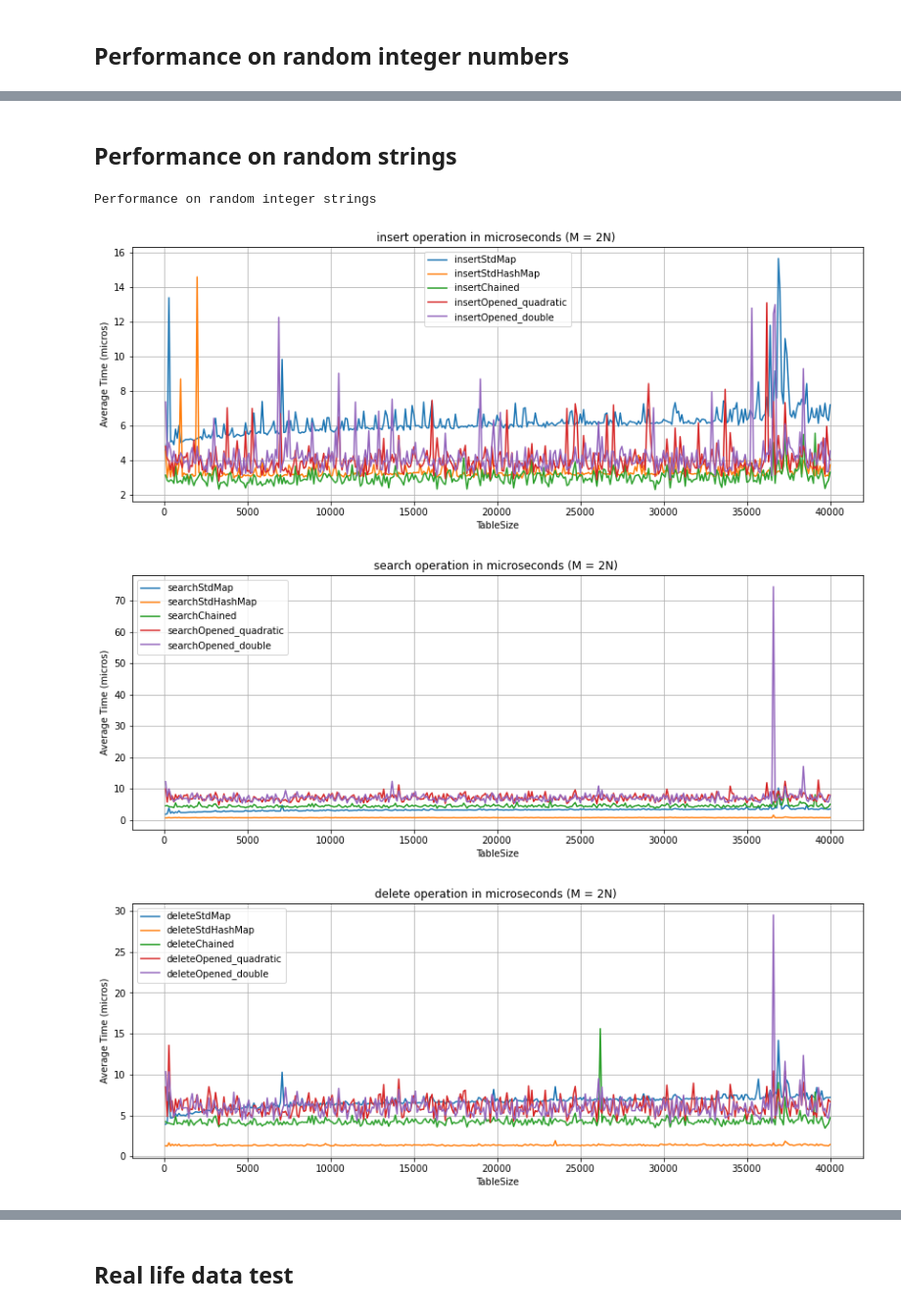
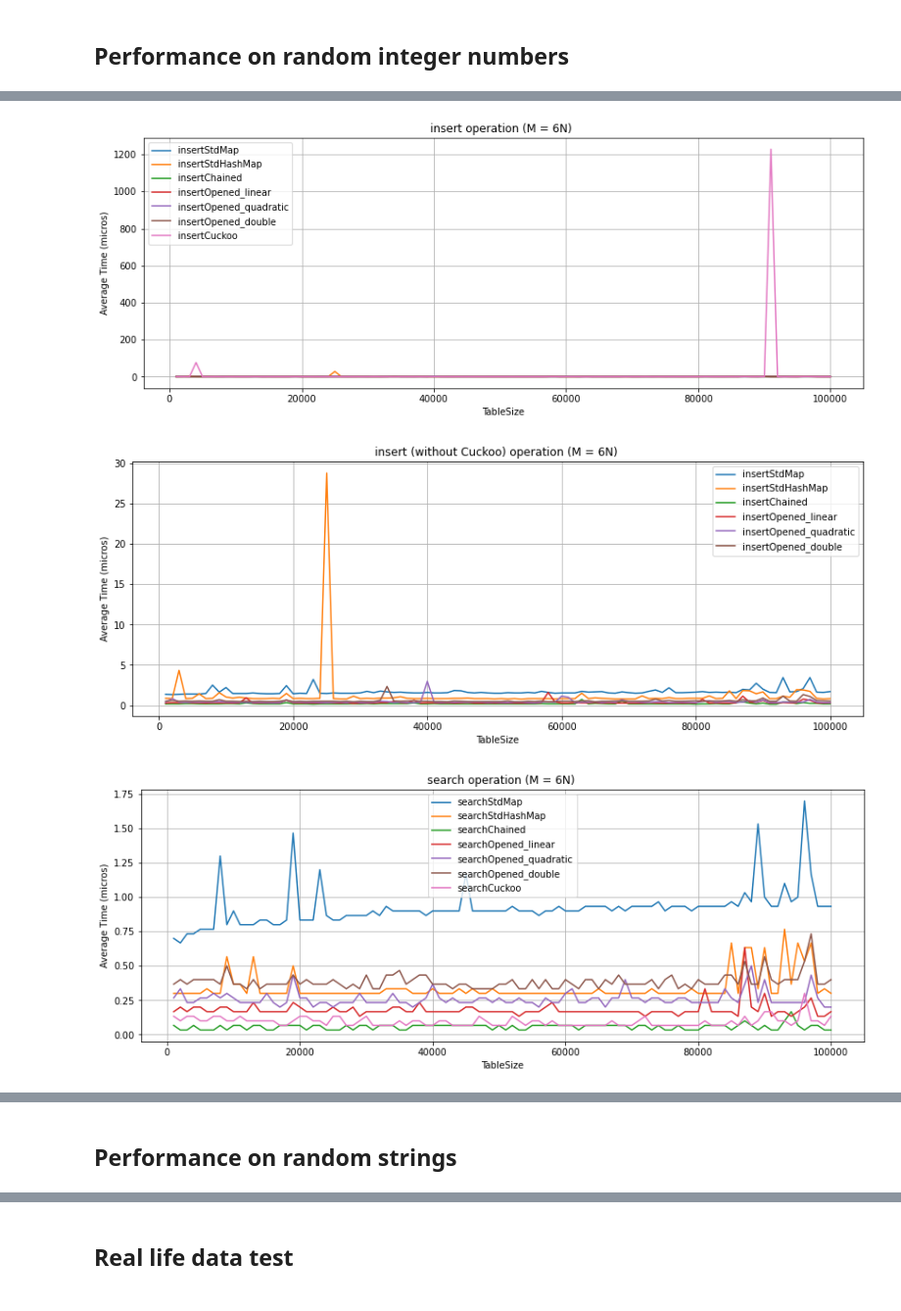
Before and after one commit to CodeSopranos/hashing-algorithms, a Jupyter notebook: report.ipynb, the cells around one changed output, grey strips where cells are left out. Shown at 98% size. Cells and saved outputs as stored; diff of their text form; code cells hidden in the pictures.

```diff
--- a/report.ipynb
+++ b/report.ipynb
@@ -119,0 +221,6 @@ pass
+# %%
+get_charts(performanceIntegerM6N, groups)
+# %% [output]
+[figure, added]
+[figure, added]
+[figure, added]
@@ -120,26 +228,2 @@ pass
 # %% [markdown]
 ## Performance on random strings
-# %%
-print('Performance on random integer strings')
-groups = {'insert':
-          ['insertStdMap', 'insertStdHashMap','insertChained', 'insertOpened_quadratic', 'insertOpened_double'],
-          'search':
-          ['searchStdMap', 'searchStdHashMap', 'searchChained',  'searchOpened_quadratic', 'searchOpened_double'],
-          'delete':
-          ['deleteStdMap', 'deleteStdHashMap', 'deleteChained', 'deleteOpened_quadratic', 'deleteOpened_double'],
-         }
-
-for group in groups.keys():
-    performanceStringM2N.plot(x='TableSize',
-                                y=groups[group],
-                                grid=True,
-                                figsize=(14, 5)
-                           )
-    plt.title(group + ' operation in microseconds (M = 2N) ')
-    plt.ylabel('Average Time (micros)')
-    pass
-# %% [output]
-Performance on random integer strings
-[figure, removed]
-[figure, removed]
-[figure, removed]
```
Also changed, not shown: parts of 22 cells of this notebook, 28 other files.
